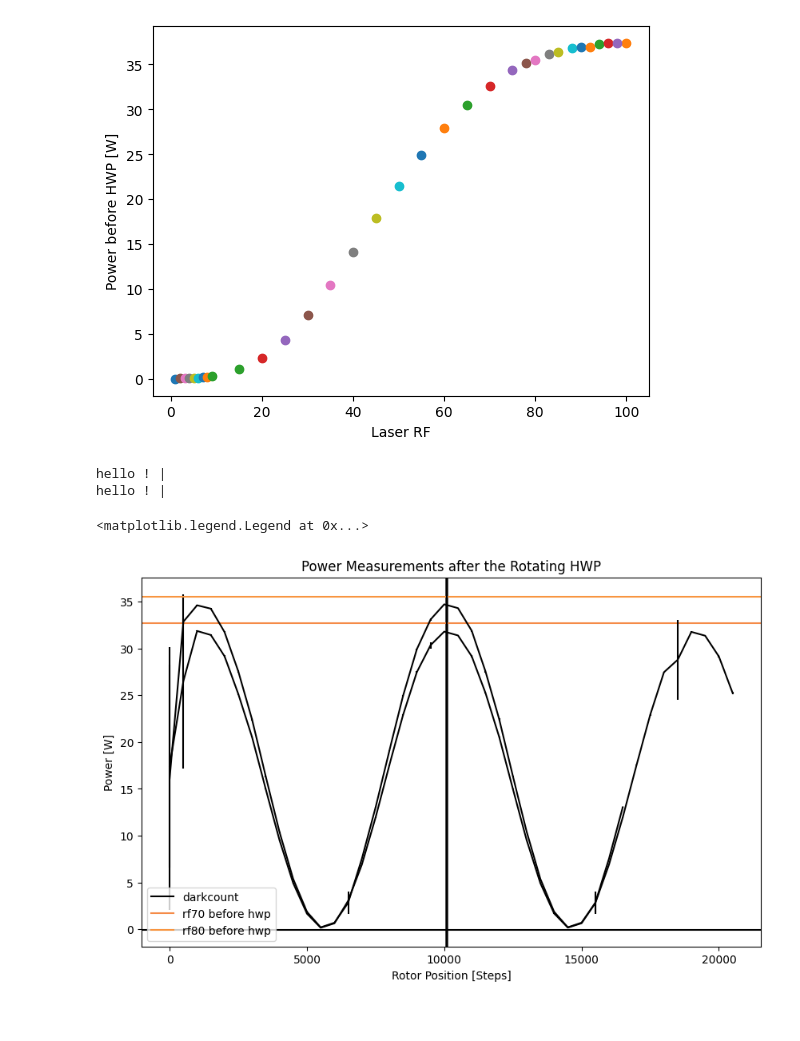
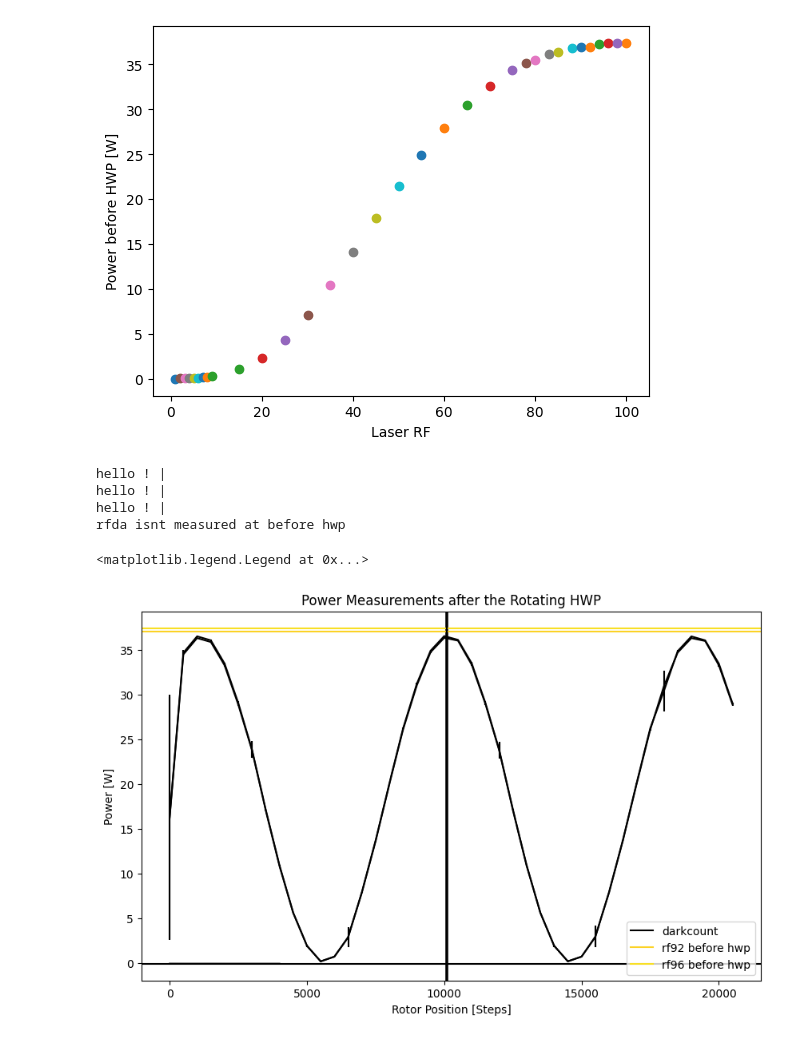
Before and after one commit to JuffmannLab/Fieldmax, a Jupyter notebook: quick_plotter.ipynb, the cells around one changed output. Saved outputs shown, nothing was run; the diff lists cells and outputs as text; code cells hidden in the pictures.

```diff
--- a/quick_plotter.ipynb
+++ b/quick_plotter.ipynb
@@ -152,34 +152,41 @@ for i, data in enumerate(all_rf):
     x = np.zeros(len(data['rotor_step']), dtype=float)
     for j,step in enumerate(data['rotor_step']):
         lst = ast.literal_eval(step)
         array = np.array(lst, dtype=float)
         x[j] = array[0]
-    rf = os.path.basename(csv_files[i+1]).split('rf')[1][0:2]
+    rf = os.path.basename(csv_files[i+1]).split('rf')[1]
     # rf = os.path.basename(csv_files[i+1]).split('rf')[1]
-    label = f'rf{rf}'
+    if (not 100 in rf):
+        rf = rf[0:2]
+        label = f'rf{rf}'
+    else:
+        rf = rf[0:3]
+        label = f'rf{rf}'
 
     # if 'N48' in os.path.basename(csv_files[i+1]) or '03' in os.path.basename(csv_files[i+1]):
     # if (rf == '15') or (rf=='10'):
-    if i > 22:
+    if i > 28:
         print('hello ! | ')
         y = data['averaged']
         error = np.array(data['stdev'])
 
         # params, params_covariance = curve_fit(sine_function, x[3:], y[3:], p0 = [0.0361029908,0.0998, 3.87, 0.0046])
         # plt.plot(x, sine_function(x, *params), label='Fitted Sine Function', color='red')
         # print(i, "Fitted Parameters: A = {}, B = {}, C = {}, D = {}".format(*params))
         try:
             ax.axhline(all_before_avg[label], color = colors[i], label = f'{label} before hwp')
         except KeyError:
             print(f'{label} isnt measured at before hwp')
         # ax.scatter(x, y, label=label, marker='x')
         # ax.plot(x, y, label=label, color = colors[i])
         ax.errorbar(x = x, y = y, yerr=error, fmt='-o', color = 'black', markersize = 0)
     ax.axvline(10000+100, color = 'black')
 
 ax.legend()
 # %% [output]
 hello ! |
 hello ! |
+hello ! |
+rfda isnt measured at before hwp
 <matplotlib.legend.Legend at 0x...>
-[figure, old version]
+[figure, new version]
```
Also changed, not shown: parts of 3 cells of this notebook, 19 other files.
